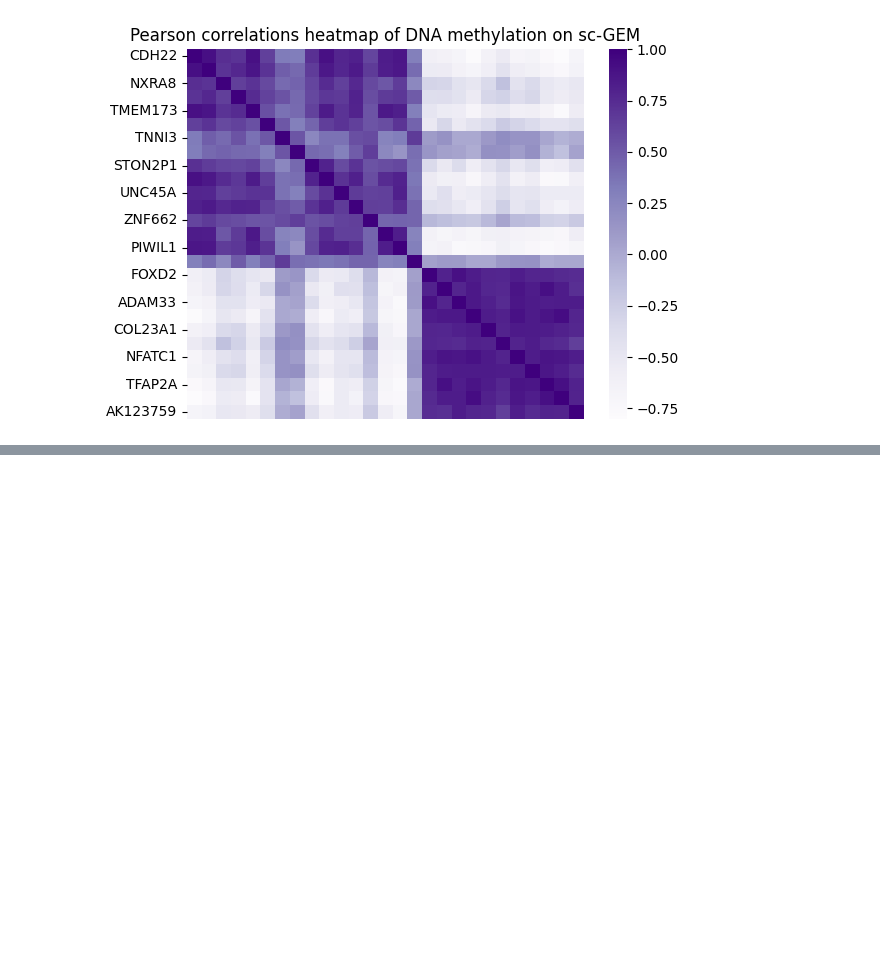
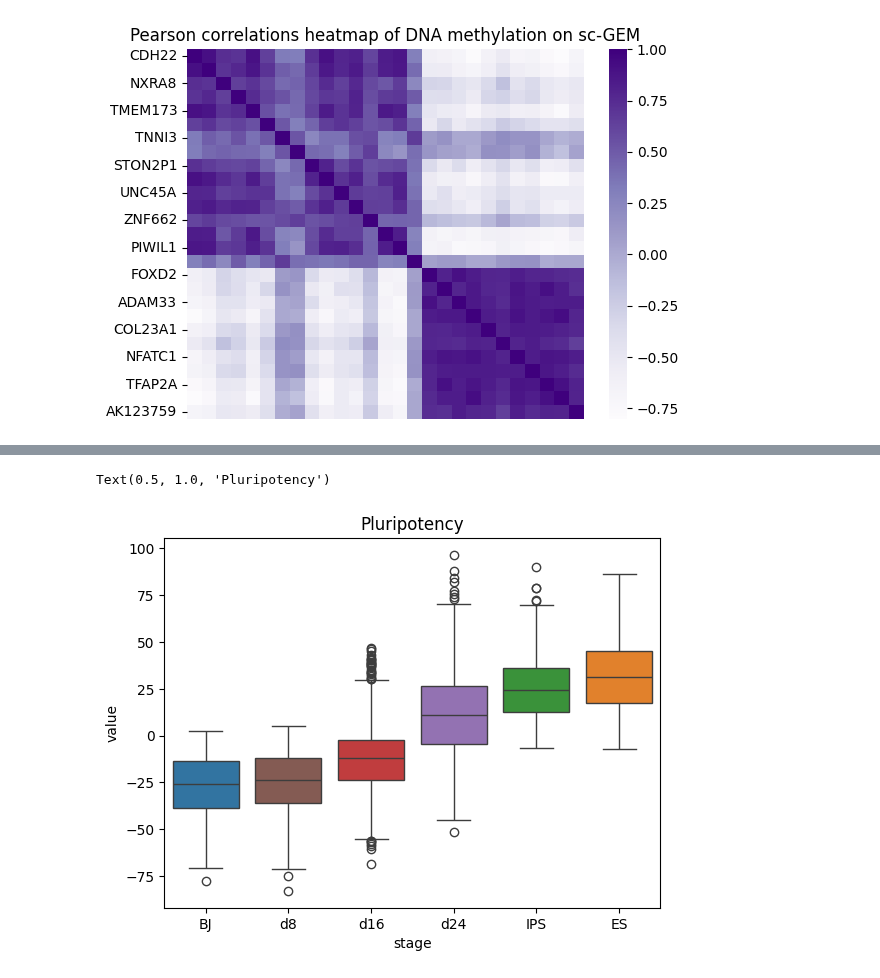
Before and after one commit to congfeng4/SCOIT, a Jupyter notebook: tutorial/sc_GEM.ipynb, the cells around one changed output, grey strips where cells are left out. Cells and saved outputs as stored; diff of their text form; code cells hidden in the pictures; blank space fills up the shorter version.

```diff
--- a/tutorial/sc_GEM.ipynb
+++ b/tutorial/sc_GEM.ipynb
@@ -162,0 +273,4 @@ Text(0.5, 1.0, 'Pearson correlations heatmap of DNA methylation on sc-GEM')
+# %%
+proj_pluripotency = (special_cells_df @ pluripotency_gene_df)
+proj_pluripotency = pd.melt(proj_pluripotency.reset_index(), id_vars='stage')
+proj_pluripotency
@@ -162,0 +291,6 @@ Text(0.5, 1.0, 'Pearson correlations heatmap of DNA methylation on sc-GEM')
+# %%
+sns.boxplot(proj_pluripotency, x='stage', y='value', order=special_cell_stages, hue='stage')
+plt.title('Pluripotency')
+# %% [output]
+Text(0.5, 1.0, 'Pluripotency')
+[figure, added]
```
Also changed, not shown: parts of 17 cells of this notebook.
